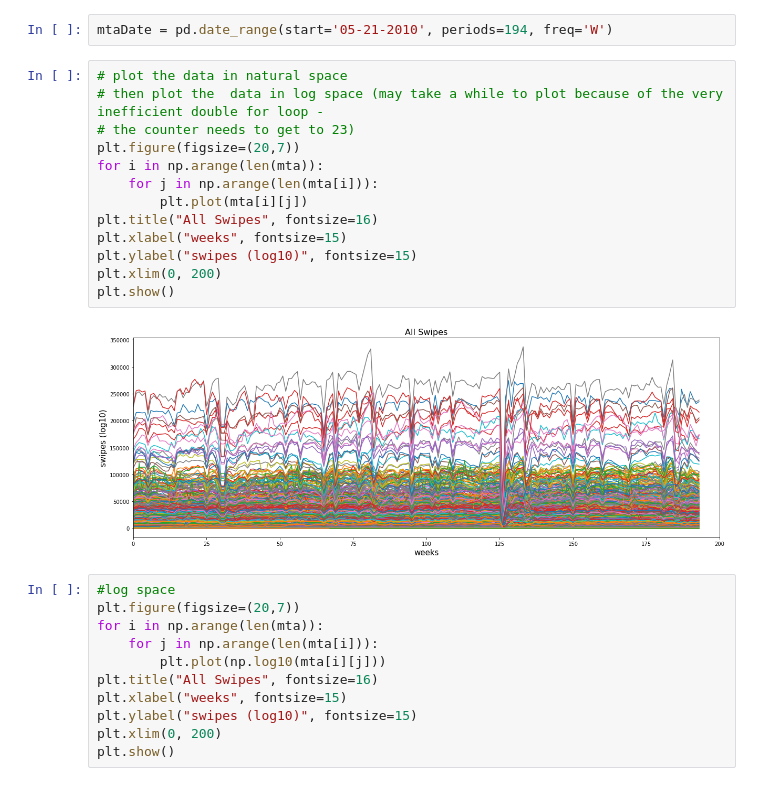
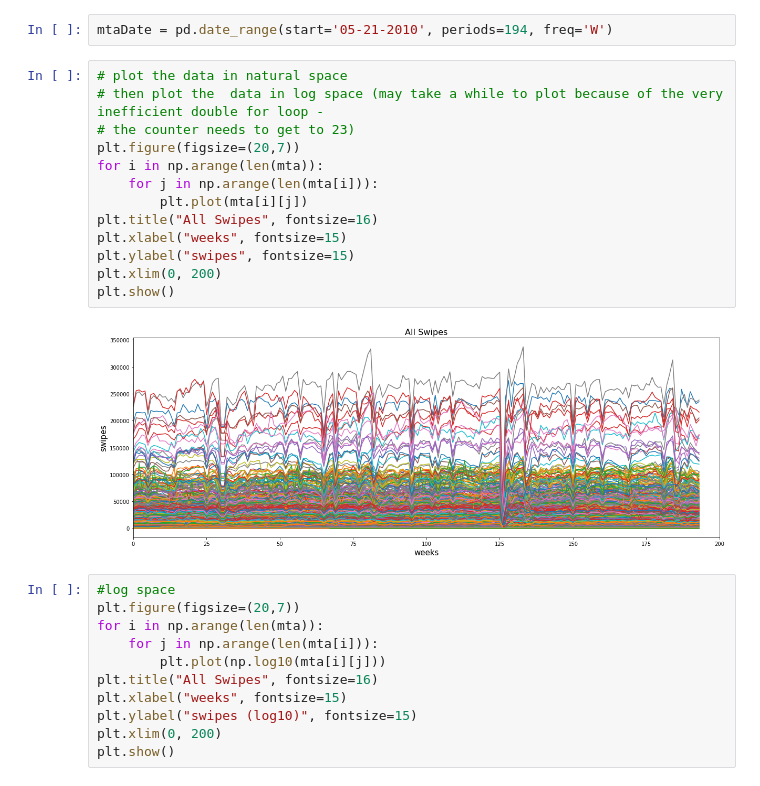
Before and after one commit to estellaleee/PUI2018_pl1840, a Jupyter notebook: HW12_pl1840/subway_timeseries_instructions_part2.ipynb, the cells around one changed output. Cells and saved outputs as stored; diff of their text form.

```diff
--- a/HW12_pl1840/subway_timeseries_instructions_part2.ipynb
+++ b/HW12_pl1840/subway_timeseries_instructions_part2.ipynb
@@ -144,18 +144,18 @@ mtaDate = pd.date_range(start='05-21-2010', periods=194, freq='W')
 # %%
 # plot the data in natural space
 # then plot the  data in log space (may take a while to plot because of the very inefficient double for loop -
 # the counter needs to get to 23)
 plt.figure(figsize=(20,7))
 for i in np.arange(len(mta)):
     for j in np.arange(len(mta[i])):
         plt.plot(mta[i][j])
 plt.title("All Swipes", fontsize=16)
 plt.xlabel("weeks", fontsize=15)
-plt.ylabel("swipes (log10)", fontsize=15)
+plt.ylabel("swipes", fontsize=15)
 plt.xlim(0, 200)
 plt.show()
 # %% [output]
-[figure, old version]
+[figure, new version]
 # %%
 #log space
 plt.figure(figsize=(20,7))
```
